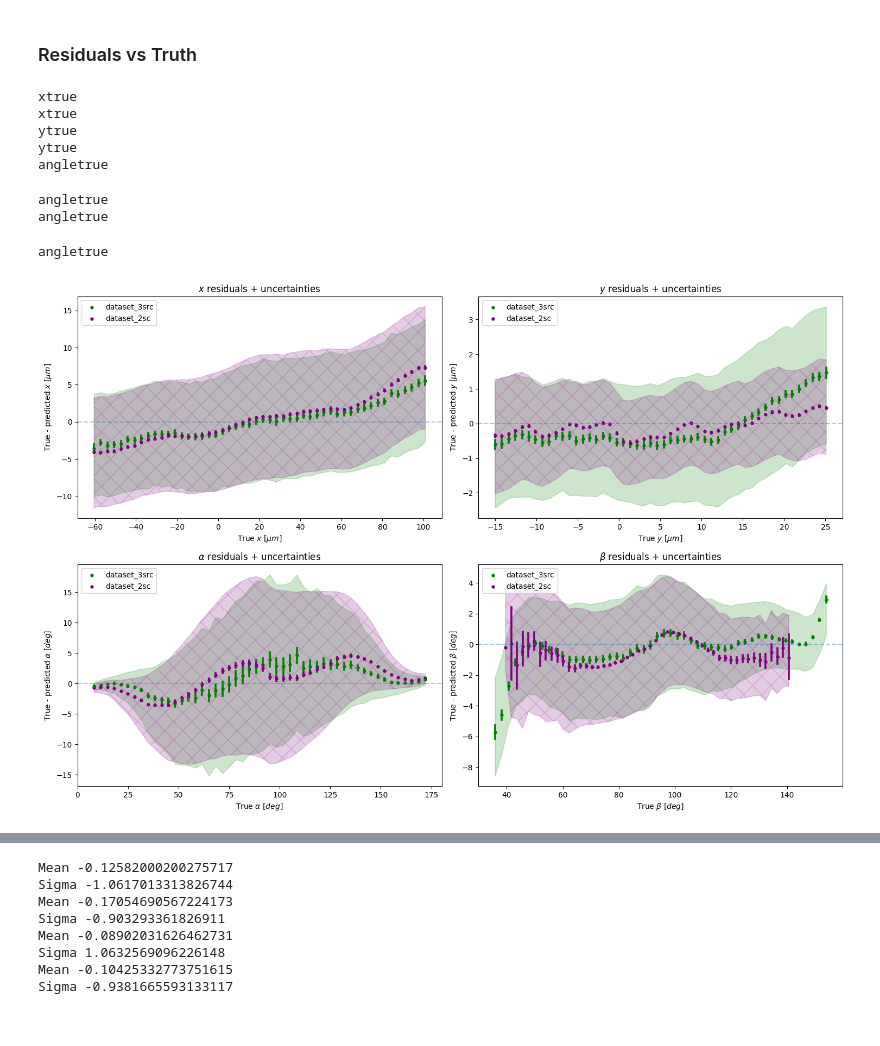
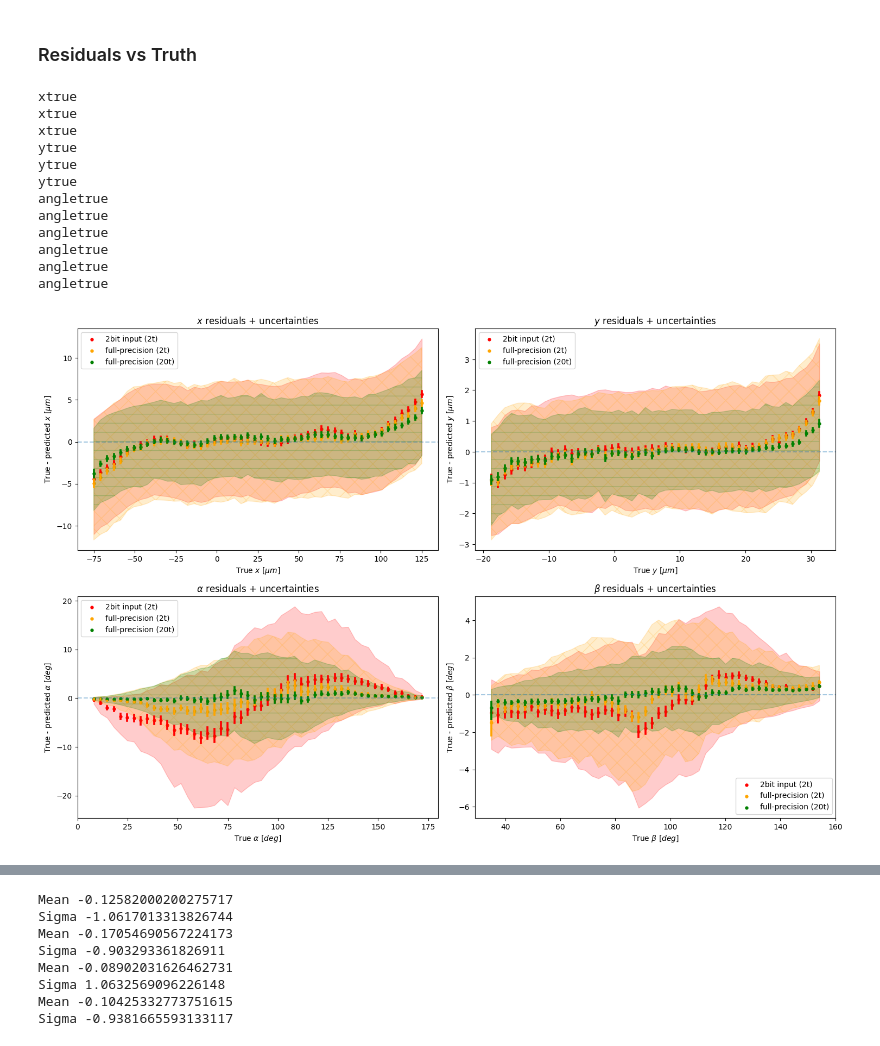
Before and after one commit to davidgjiang/smart-pixels-ml, a Jupyter notebook: performance_plots.ipynb, the cells around one changed output, grey strips where cells are left out. Saved outputs shown, nothing was run; the diff lists cells and outputs as text; code cells hidden in the pictures.

```diff
--- a/performance_plots.ipynb
+++ b/performance_plots.ipynb
@@ -9,8 +9,8 @@ model='conv2d_MAX'
 ts=2
 # %%
-df_1 = pd.read_parquet(f'/home/dajiang/smart-pixels-ml/processed_parquets/dataset_3src_16x16_50x12P5_centeredIncidence/test_dataset_3src_16x16_50x12P5_centeredIncidence/full-precision/{ts}t-{model}-vars.parquet')
-df_2 = pd.read_parquet(f'/home/dajiang/smart-pixels-ml/processed_parquets/dataset_3src_16x16_50x12P5_centeredIncidence/test_dataset_2sc_16x16_50x12P5_centeredIncidence/full-precision/{ts}t-{model}-vars.parquet')
-df_3 = pd.read_parquet(f'/home/dajiang/smart-pixels-ml/processed_parquets/dataset_3src_16x16_50x12P5_centeredIncidence/test_dataset_2sc_16x16_50x12P5_centeredIncidence/full-precision/20t-{model}-vars.parquet')
+df_1 = pd.read_parquet(f'/home/dajiang/smart-pixels-ml/processed_parquets/dataset_3src_16x16_50x12P5_centeredIncidence/test_dataset_3src_16x16_50x12P5_centeredIncidence/input-digitized/{ts}t-{model}-manual_input_digitization-vars.parquet')
+df_2 = pd.read_parquet(f'/home/dajiang/smart-pixels-ml/processed_parquets/dataset_3src_16x16_50x12P5_centeredIncidence/test_dataset_3src_16x16_50x12P5_centeredIncidence/full-precision/{ts}t-{model}-vars.parquet')
+df_3 = pd.read_parquet(f'/home/dajiang/smart-pixels-ml/processed_parquets/dataset_3src_16x16_50x12P5_centeredIncidence/test_dataset_3src_16x16_50x12P5_centeredIncidence/full-precision/20t-{model}-vars.parquet')
 # %% [markdown]
 ### Residuals + Uncertainties Comparison
 # %%
@@ -96,46 +96,52 @@ def residual_plot_deg(ax, thisdf, var1, var2, name, color, label=None, scaling=1
 # %%
 fig, ax = plt.subplots(2,2, figsize=(15,10))
 
-residual_plot(ax[0,0], df_1, 'xtrue', 'x', label='dataset_3src', name=r'$x$ $[\mu m]$', edgecolor='green', color='green', scaling=99.1906681423022)
-residual_plot(ax[0,0], df_2, 'xtrue', 'x', label='dataset_2sc', name=r'$x$ $[\mu m]$', edgecolor='purple', color='purple', hatch='x', scaling=99.1906681423022)
+residual_plot(ax[0,0], df_1, 'xtrue', 'x', label='2bit input (2t)', name=r'$x$ $[\mu m]$', edgecolor='red', color='red', scaling=122.89689703635774)
+residual_plot(ax[0,0], df_2, 'xtrue', 'x', label='full-precision (2t)', name=r'$x$ $[\mu m]$', edgecolor='orange', color='orange', hatch='x', scaling=122.89689703635774)
+residual_plot(ax[0,0], df_3, 'xtrue', 'x', label='full-precision (20t)', name=r'$x$ $[\mu m]$', edgecolor='green', color='green', hatch='-', scaling=122.89689703635774)
 ax[0,0].axhline(alpha=0.4, ls='dashed')
 ax[0,0].set_title(r'$x$ residuals + uncertainties')
 ax[0,0].legend(loc='upper left')
 
-residual_plot(ax[0,1], df_1, 'ytrue', 'y', label='dataset_3src', name=r'$y$ $[\mu m]$', edgecolor='green', color='green', scaling=24.80357256924443)
-residual_plot(ax[0,1], df_2, 'ytrue', 'y', label='dataset_2sc', name=r'$y$ $[\mu m]$', edgecolor='purple', color='purple', hatch='x', scaling=24.80357256924443)
-
+residual_plot(ax[0,1], df_1, 'ytrue', 'y', label='2bit input (2t)', name=r'$y$ $[\mu m]$', edgecolor='red', color='red', scaling=30.903849401109394)
+residual_plot(ax[0,1], df_2, 'ytrue', 'y', label='full-precision (2t)', name=r'$y$ $[\mu m]$', edgecolor='orange', color='orange', hatch='x', scaling=30.903849401109394)
+residual_plot(ax[0,1], df_3, 'ytrue', 'y', label='full-precision (20t)', name=r'$y$ $[\mu m]$', edgecolor='green', color='green', hatch='-', scaling=30.903849401109394)
 ax[0,1].axhline(alpha=0.4, ls='dashed')
 ax[0,1].set_title(r'$y$ residuals + uncertainties')
 ax[0,1].legend(loc='upper left')
 
-residual_plot_deg(ax[1,0], df_1, 'cotAtrue', 'cotA', label='dataset_3src', name=r'$\alpha$ $[deg]$', edgecolor='green', color='green', scaling=6.536435788653136)
-residual_plot_deg(ax[1,0], df_2, 'cotAtrue', 'cotA', label='dataset_2sc', name=r'$\alpha$ $[deg]$', edgecolor='purple', color='purple', hatch='x', scaling=6.536435788653136)
-
+residual_plot_deg(ax[1,0], df_1, 'cotAtrue', 'cotA', label='2bit input (2t)', name=r'$\alpha$ $[deg]$', edgecolor='red', color='red', scaling=6.560914919886437)
+residual_plot_deg(ax[1,0], df_2, 'cotAtrue', 'cotA', label='full-precision (2t)', name=r'$\alpha$ $[deg]$', edgecolor='orange', color='orange', hatch='x', scaling=6.560914919886437)
+residual_plot_deg(ax[1,0], df_3, 'cotAtrue', 'cotA', label='full-precision (20t)', name=r'$\alpha$ $[deg]$', edgecolor='green', color='green', hatch='-', scaling=6.560914919886437)
 ax[1,0].axhline(alpha=0.4, ls='dashed')
 ax[1,0].set_title(r'$\alpha$ residuals + uncertainties')
 ax[1,0].legend(loc='upper left')
 
-residual_plot_deg(ax[1,1], df_1, 'cotBtrue', 'cotB', label='dataset_3src', name=r'$\beta$ $[deg]$', edgecolor='green', color='green', scaling=1.885160054237276)
-residual_plot_deg(ax[1,1], df_2, 'cotBtrue', 'cotB', label='dataset_2sc', name=r'$\beta$ $[deg]$', edgecolor='purple', color='purple', hatch='x', scaling=1.885160054237276)
+residual_plot_deg(ax[1,1], df_1, 'cotBtrue', 'cotB', label='2bit input (2t)', name=r'$\beta$ $[deg]$', edgecolor='red', color='red', scaling=1.917222249583349)
+residual_plot_deg(ax[1,1], df_2, 'cotBtrue', 'cotB', label='full-precision (2t)', name=r'$\beta$ $[deg]$', edgecolor='orange', color='orange', hatch='x', scaling=1.917222249583349)
+residual_plot_deg(ax[1,1], df_3, 'cotBtrue', 'cotB', label='full-precision (20t)', name=r'$\beta$ $[deg]$', edgecolor='green', color='green', hatch='-', scaling=1.917222249583349)
 ax[1,1].axhline(alpha=0.4, ls='dashed')
 ax[1,1].set_title(r'$\beta$ residuals + uncertainties')
-ax[1,1].legend(loc='upper left')
+ax[1,1].legend(loc='lower right')
 
 fig.tight_layout(pad=1.0)
 #fig.legend(title=f'{model}', loc='upper center', ncol=7, bbox_to_anchor=(0.5, 1.03))
-fig.savefig(f'plots/performance/residuals_vs_truth-{ts}t-{model}-dataset_3src_2sc.png',  bbox_inches='tight', dpi=300)
+fig.savefig(f'plots/performance/residuals_vs_truth-{ts}t-{model}.png',  bbox_inches='tight', dpi=300)
 fig.show()
 # %% [output]
+xtrue
 xtrue
 xtrue
 ytrue
 ytrue
+ytrue
 angletrue
+angletrue
+angletrue
+angletrue
+angletrue
+angletrue
-angletrue
-angletrue
-angletrue
-[figure, old version]
+[figure, new version]
 # %%
 fig, ax = plt.subplots(1,3, figsize=(20,6))
 
```
Also changed, not shown: parts of 4 cells of this notebook, 18 other files.
